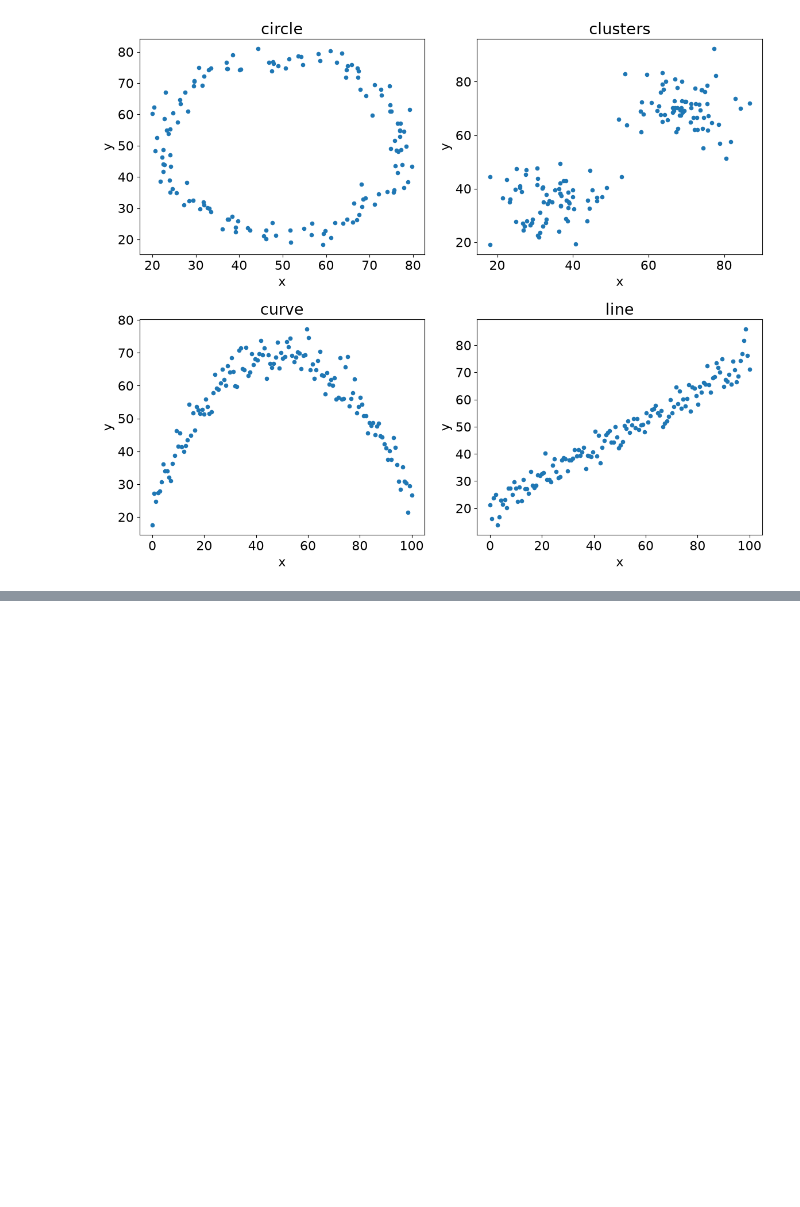
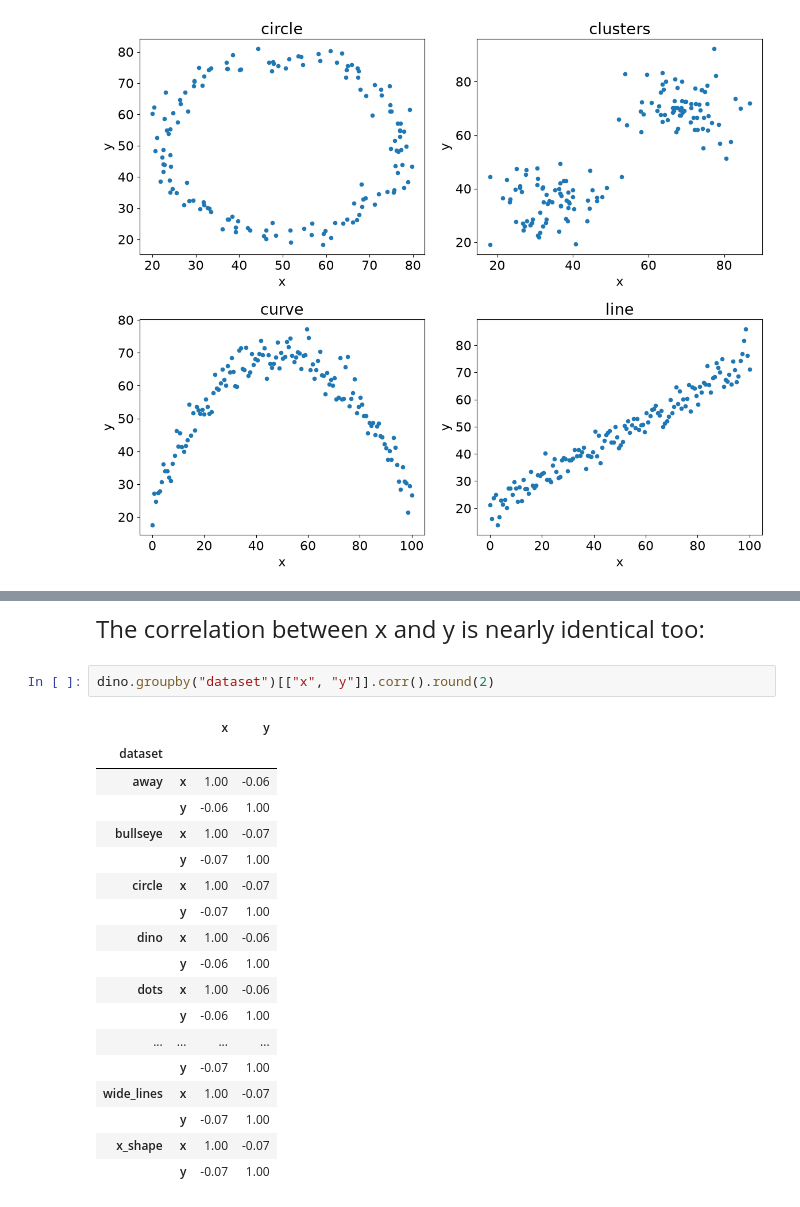
Before and after one commit to Victor-Palacios/eda, a Jupyter notebook: Data Cleaning and Exploratory Data Analysis/notebooks/01_datasaurus_always_plot.ipynb, the cells around one changed output, grey strips where cells are left out. Saved outputs shown, nothing was run; the diff lists cells and outputs as text; blank space fills up the shorter version.

```diff
--- a/Data Cleaning and Exploratory Data Analysis/notebooks/01_datasaurus_always_plot.ipynb
+++ b/Data Cleaning and Exploratory Data Analysis/notebooks/01_datasaurus_always_plot.ipynb
@@ -255,0 +299,27 @@ plt.show()
+# %% [markdown]
+<div style="font-size: 24px; line-height: 1.6;">
+
+The correlation between x and y is nearly identical too:
+
+</div>
+# %%
+dino.groupby("dataset")[["x", "y"]].corr().round(2)
+# %% [output]
+|  |  | x | y |
+| dataset |  |  |  |
+| away | x | 1.00 | -0.06 |
+|  | y | -0.06 | 1.00 |
+| bullseye | x | 1.00 | -0.07 |
+|  | y | -0.07 | 1.00 |
+| circle | x | 1.00 | -0.07 |
+|  | y | -0.07 | 1.00 |
+| dino | x | 1.00 | -0.06 |
+|  | y | -0.06 | 1.00 |
+| dots | x | 1.00 | -0.06 |
+|  | y | -0.06 | 1.00 |
+| ... | ... | ... | ... |
+|  | y | -0.07 | 1.00 |
+| wide_lines | x | 1.00 | -0.07 |
+|  | y | -0.07 | 1.00 |
+| x_shape | x | 1.00 | -0.07 |
+|  | y | -0.07 | 1.00 |
```
Also changed, not shown: parts of 7 cells of this notebook, 8 other files.
